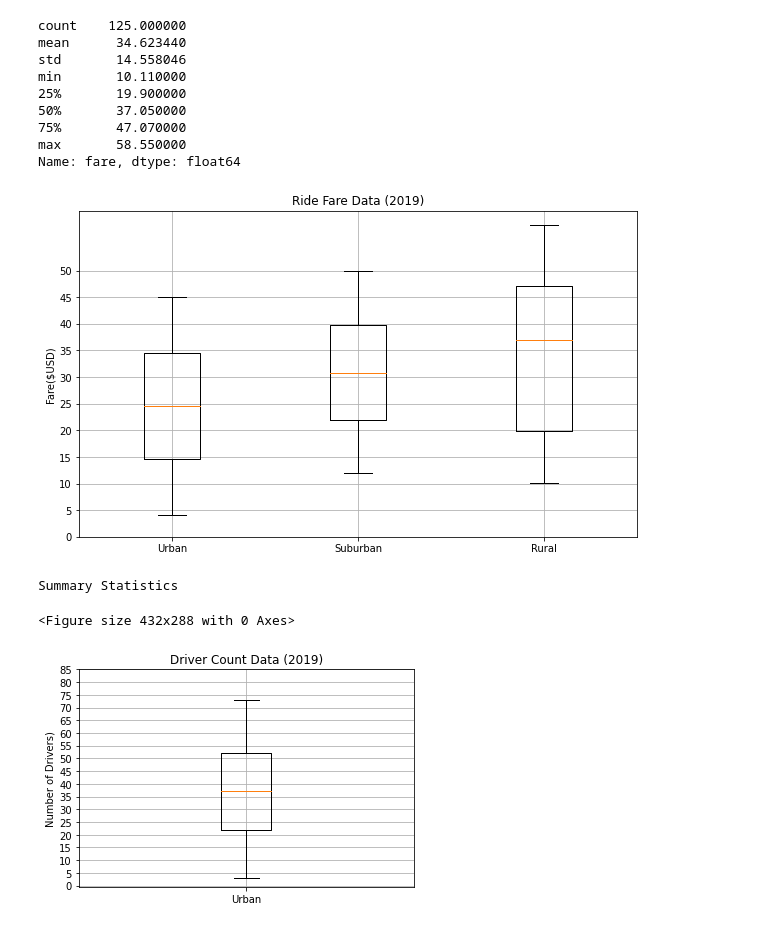
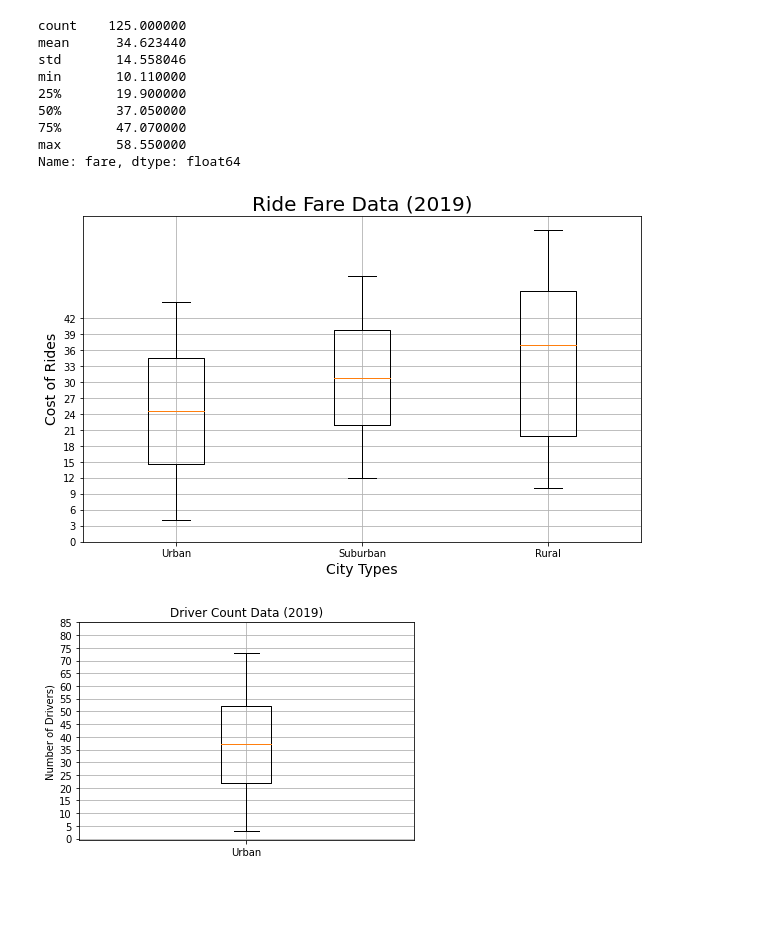
Before and after one commit to SauKno/PyBer_Analysis, a Jupyter notebook: PyBer.ipynb, the cells around one changed output. Saved outputs shown, nothing was run; the diff lists cells and outputs as text; code cells hidden in the pictures; blank space fills up the shorter version.

```diff
--- a/PyBer.ipynb
+++ b/PyBer.ipynb
@@ -683,30 +681,24 @@ min       10.110000
 max       58.550000
 Name: fare, dtype: float64
 # %%
- #Create a box-and-whisker plot for the all fare data.
+# Add all the ride count box-and-whisker plots to the same graph
 x_labels = ["Urban", "Suburban", "Rural"]
-ride_count_data = [urban_fares, suburban_fares, rural_fares]
+ride_fare_data = [urban_fares, suburban_fares, rural_fares]
+
 fig, ax = plt.subplots(figsize=(10,6))
-ax.boxplot(data, labels=x_labels)
 
-# Add the title, y-axis label and grid.
-ax.set_title('Ride Fare Data (2019)')
-ax.set_ylabel('Fare($USD)')
-ax.set_yticks(np.arange(0, 51, step=5.0))
+ax.set_title("Ride Fare Data (2019)", fontsize=20)
+ax.set_ylabel("Cost of Rides", fontsize=14)
+ax.set_xlabel("City Types", fontsize=14)
+ax.boxplot(ride_fare_data, labels=x_labels)
+ax.set_yticks(np.arange(0, 45, step=3.0))
 ax.grid()
-plt.show()
-print("Summary Statistics")
-urban_fares.describe()
-
-
 
 # Save the figure
 plt.savefig("Fig3.png")
 plt.show()
 # %% [output]
-[figure, old version]
+[figure, new version]
-Summary Statistics
-<Figure size 432x288 with 0 Axes>
 # %%
 # Create the box-and-whisker plot for the urban driver count data.
 x_labels = ["Urban"]
```
Also changed, not shown: parts of 18 cells of this notebook, 8 other files.
